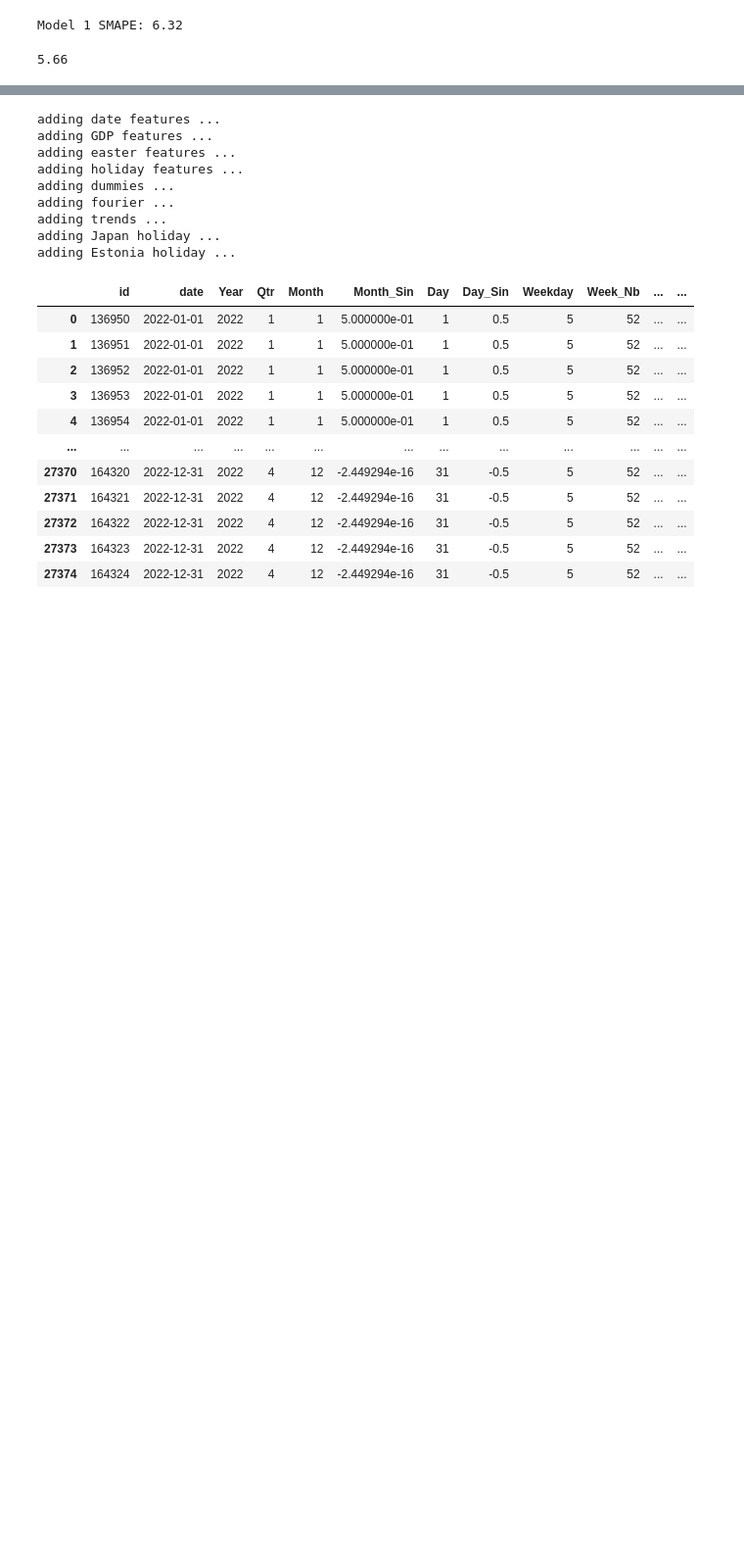
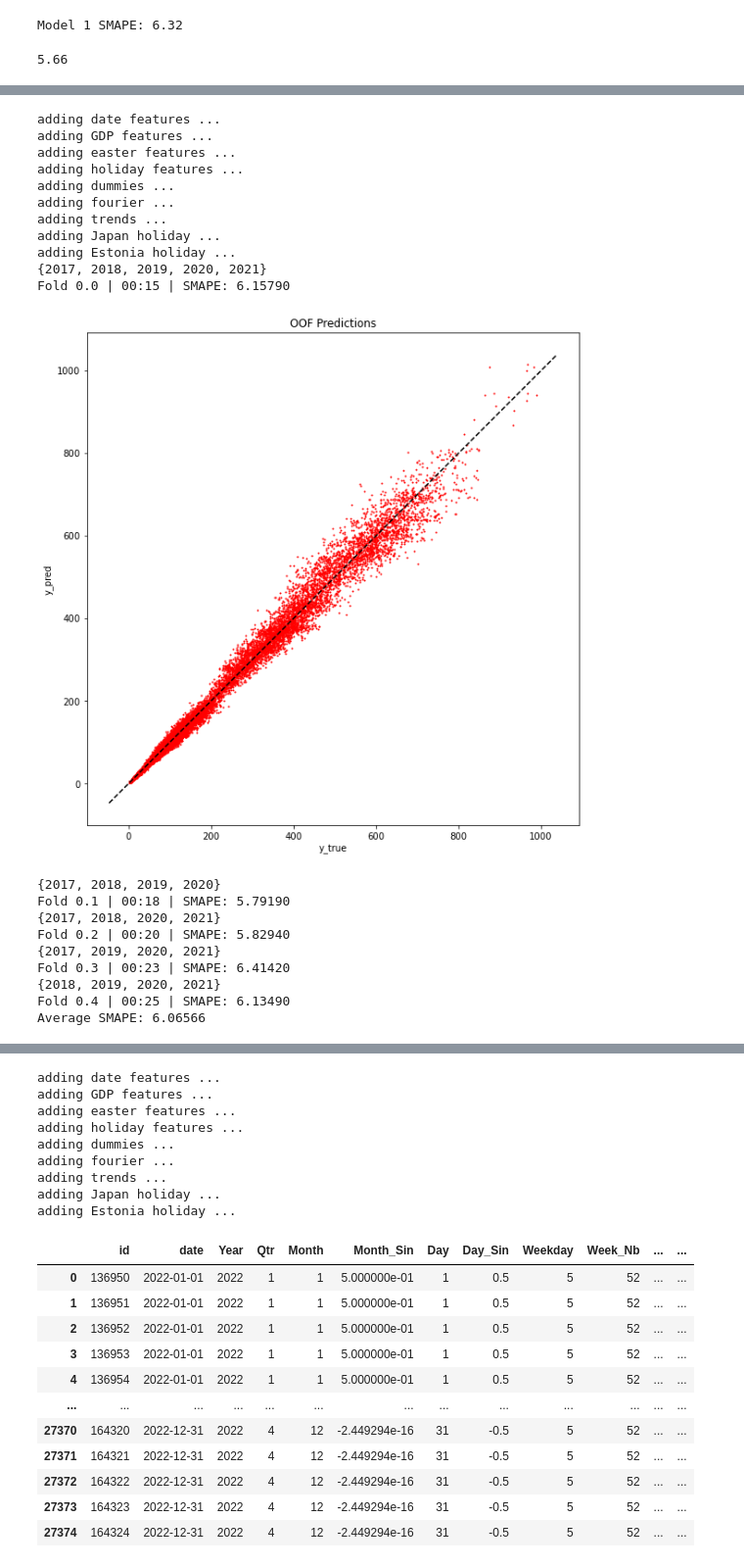
Before and after one commit to BrianLoe/kaggle_competition, a Jupyter notebook: Playground3/modelling-notebook.ipynb, the cells around one changed output, grey strips where cells are left out. Shown at 98% size. Saved outputs shown, nothing was run; the diff lists cells and outputs as text; code cells hidden in the pictures; blank space fills up the shorter version.

Commit message:
include covid year in training

```diff
--- a/Playground3/modelling-notebook.ipynb
+++ b/Playground3/modelling-notebook.ipynb
@@ -816,0 +667,10 @@ plt.show()
+# %%
+
+kf = GroupKFold(n_splits=5)
+for fold, (train_idx, val_idx) in enumerate(kf.split(train_eng2, groups=train_eng2.date.dt.year)):
+    train = train_eng2.iloc[train_idx]
+    val = train_eng2.iloc[val_idx]
+    if 2020 not in set(train.date.dt.year):
+        train = train_eng2.iloc[np.r_[index_2020,train_idx]]
+    else:
+        val = train_eng2.iloc[np.r_[index_2020,val_idx]]
@@ -816,0 +695,48 @@ plt.show()
+# %%
+runs = 1
+np.random.seed(5)
+start_time = datetime.now()
+train_eng2 = make_features2(train_data_ori)
+index_2020 = train_eng2.loc[train_eng2['date'].dt.year==2020].index
+train_eng2_excovid = train_eng2.loc[train_eng2['date'].dt.year!=2020]
+oof = pd.Series(0.0, index=train_eng2.index)
+scores = []
+
+for run in range(runs):
+    kf = GroupKFold(n_splits=5)
+    for fold, (train_idx, val_idx) in enumerate(kf.split(train_eng2, groups=train_eng2.date.dt.year)):
+        train = train_eng2.iloc[train_idx]
+        val = train_eng2.iloc[val_idx]
+        if 2020 not in set(train.date.dt.year):
+            train = train_eng2.iloc[np.r_[index_2020,train_idx]]
+        else:
+            val = train_eng2.iloc[np.r_[index_2020,val_idx]]
+        print(set(train.date.dt.year))
+#         print(f"Fold {run}.{fold}")
+        train_model(train, val)
+
+print(f"Average SMAPE: {sum(scores) / len(scores):.5f}")
+with open('oof.pickle', 'wb') as handle:
+    pickle.dump(oof, handle)
+# %% [output]
+adding date features ...
+adding GDP features ...
+adding easter features ...
+adding holiday features ...
+adding dummies ...
+adding fourier ...
+adding trends ...
+adding Japan holiday ...
+adding Estonia holiday ...
+{2017, 2018, 2019, 2020, 2021}
+Fold 0.0 | 00:15 | SMAPE: 6.15790
+[figure, added]
+{2017, 2018, 2019, 2020}
+Fold 0.1 | 00:18 | SMAPE: 5.79190
+{2017, 2018, 2020, 2021}
+Fold 0.2 | 00:20 | SMAPE: 5.82940
+{2017, 2019, 2020, 2021}
+Fold 0.3 | 00:23 | SMAPE: 6.41420
+{2018, 2019, 2020, 2021}
+Fold 0.4 | 00:25 | SMAPE: 6.13490
+Average SMAPE: 6.06566
```
Also changed, not shown: parts of 50 cells of this notebook, 2 other files.
